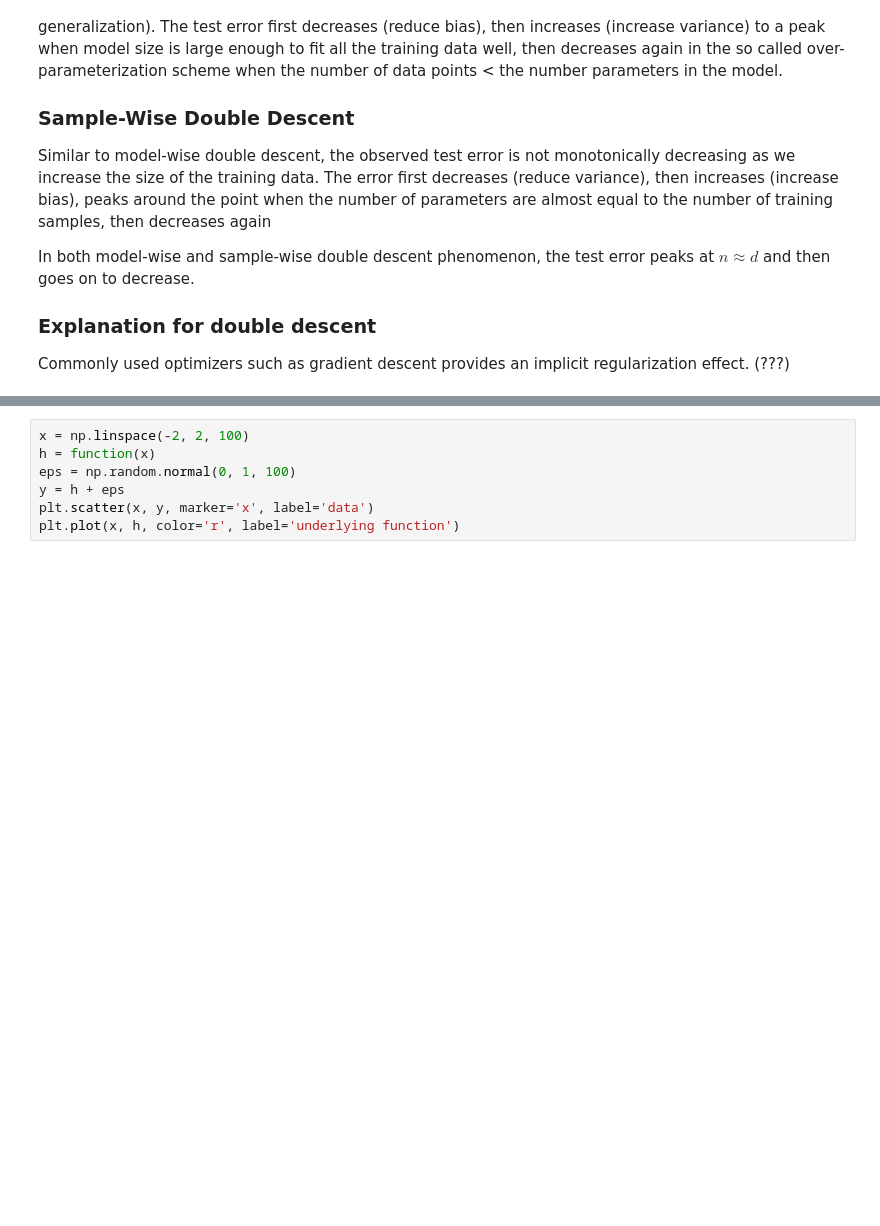
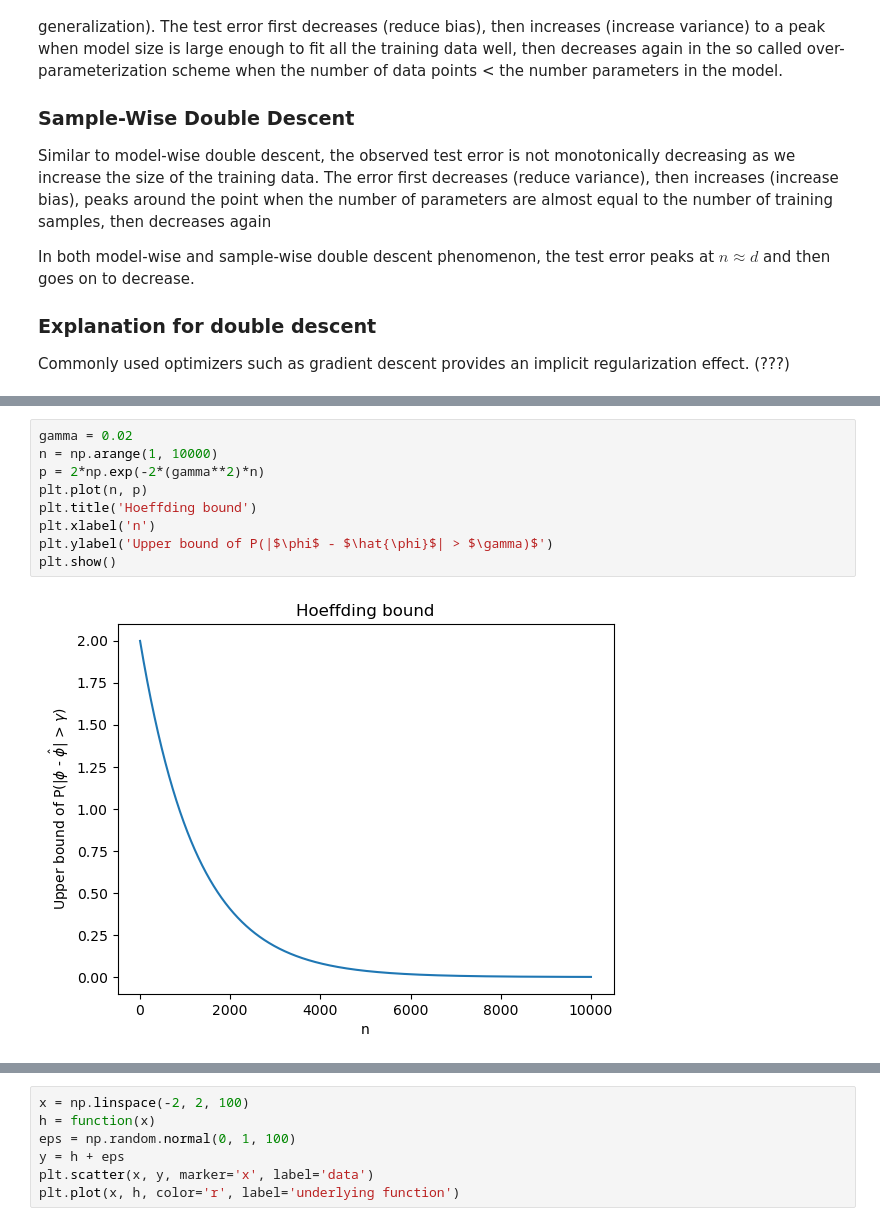
Before and after one commit to AshishSinha5/course_notes, a Jupyter notebook: cs229/chapter_8.ipynb, the cells around one changed output, grey strips where cells are left out. Saved outputs shown, nothing was run; the diff lists cells and outputs as text; blank space fills up the shorter version.

```diff
--- a/cs229/chapter_8.ipynb
+++ b/cs229/chapter_8.ipynb
@@ -345,0 +367,11 @@ Commonly used optimizers such as gradient descent provides an implicit regulariz
+# %%
+gamma = 0.02
+n = np.arange(1, 10000)
+p = 2*np.exp(-2*(gamma**2)*n)
+plt.plot(n, p)
+plt.title('Hoeffding bound')
+plt.xlabel('n')
+plt.ylabel('Upper bound of P(|$\phi$ - $\hat{\phi}$| > $\gamma)$')
+plt.show()
+# %% [output]
+[figure, added]
```
Also changed, not shown: parts of 2 cells of this notebook.
